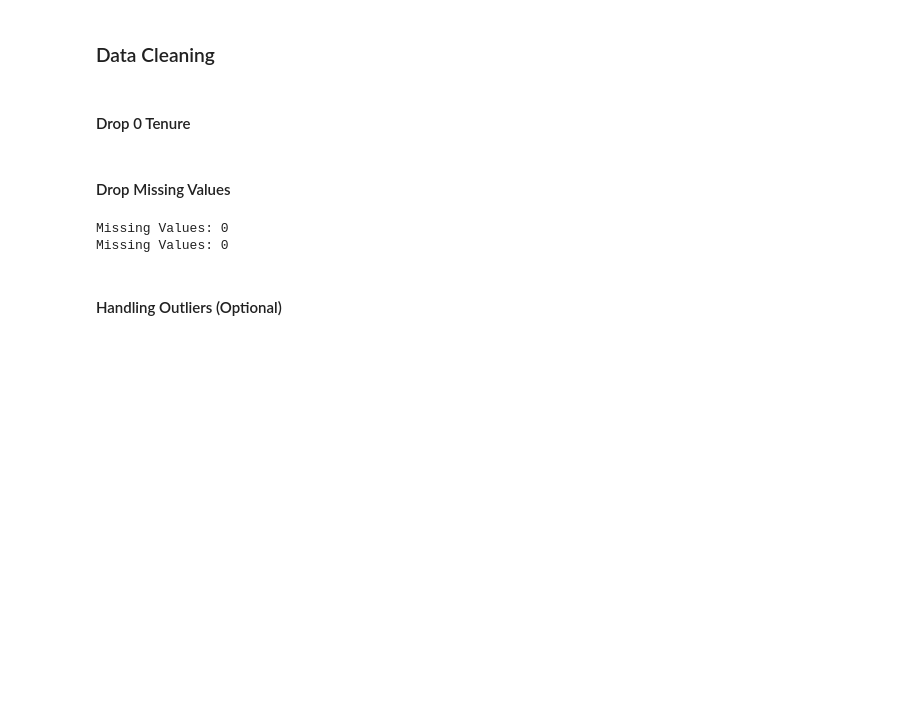
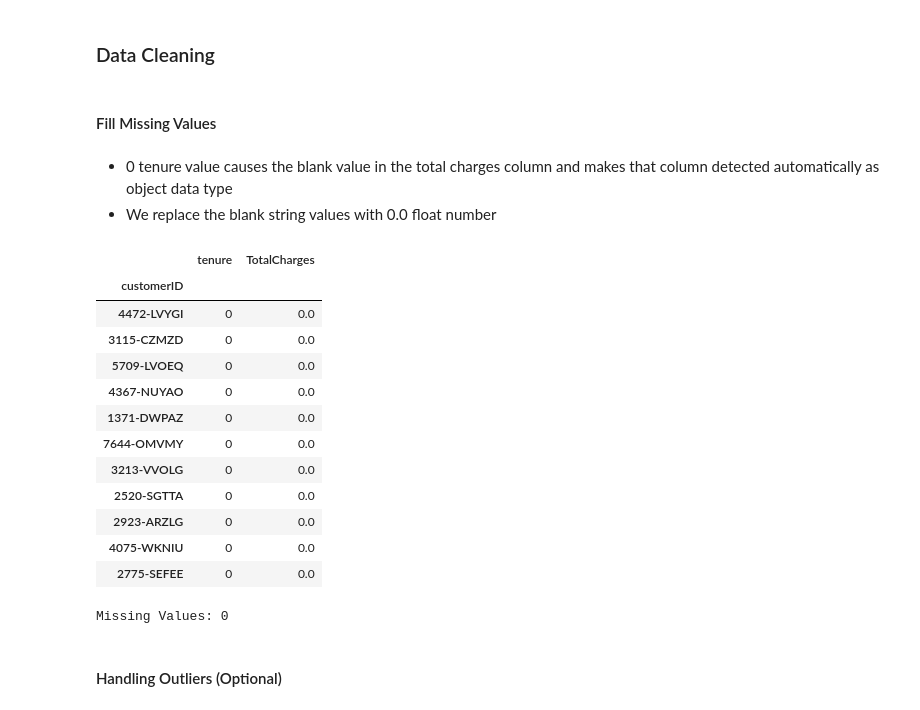
Before and after one commit to Agungvpzz/Telco-Churn-Analysis, a Jupyter notebook: Telco Churn Predictive Modeling.ipynb, the cells around one changed output. Saved outputs shown, nothing was run; the diff lists cells and outputs as text; code cells hidden in the pictures; blank space fills up the shorter version.

```diff
--- a/Telco Churn Predictive Modeling.ipynb
+++ b/Telco Churn Predictive Modeling.ipynb
@@ -34,20 +34,33 @@ NUM_COLS = ["tenure", "MonthlyCharges", "TotalCharges"]
 ## Data Preparation
 # %% [markdown]
 ### Data Cleaning
-# %% [markdown]
-#### Drop 0 Tenure
-# %%
-df = df.drop(index=df[df['tenure'] == 0].index)
 # %% [markdown]
-#### Drop Missing Values
+#### Fill Missing Values
-# %%
-df['TotalCharges'] = pd.to_numeric(df['TotalCharges'], errors='coerce')
-print("Missing Values:", df['TotalCharges'].isna().sum())
-df['TotalCharges'] = df['TotalCharges'].fillna(df['TotalCharges'].median())
-print("Missing Values:", df['TotalCharges'].isna().sum())
-# %% [output]
-Missing Values: 0
-Missing Values: 0
+# %% [markdown]
+- 0 tenure value causes the blank value in the total charges column and makes that column detected automatically as object data type
+- We replace the blank string values with 0.0 float number
+# %%
+df[df['tenure'] == 0][['tenure', 'TotalCharges']]
+# %% [output]
+|  | tenure | TotalCharges |
+| customerID |  |  |
+| 4472-LVYGI | 0 | 0.0 |
+| 3115-CZMZD | 0 | 0.0 |
+| 5709-LVOEQ | 0 | 0.0 |
+| 4367-NUYAO | 0 | 0.0 |
+| 1371-DWPAZ | 0 | 0.0 |
+| 7644-OMVMY | 0 | 0.0 |
+| 3213-VVOLG | 0 | 0.0 |
+| 2520-SGTTA | 0 | 0.0 |
+| 2923-ARZLG | 0 | 0.0 |
+| 4075-WKNIU | 0 | 0.0 |
+| 2775-SEFEE | 0 | 0.0 |
+# %%
+df.loc[df['tenure'] == 0, 'TotalCharges'] = 0.0
+df['TotalCharges'] = pd.to_numeric(df['TotalCharges'], errors='coerce')
+print("Missing Values:", df['TotalCharges'].isna().sum())
+# %% [output]
+Missing Values: 0
 # %% [markdown]
 #### Handling Outliers (Optional)
 # %%
```
Also changed, not shown: parts of 20 cells of this notebook.
